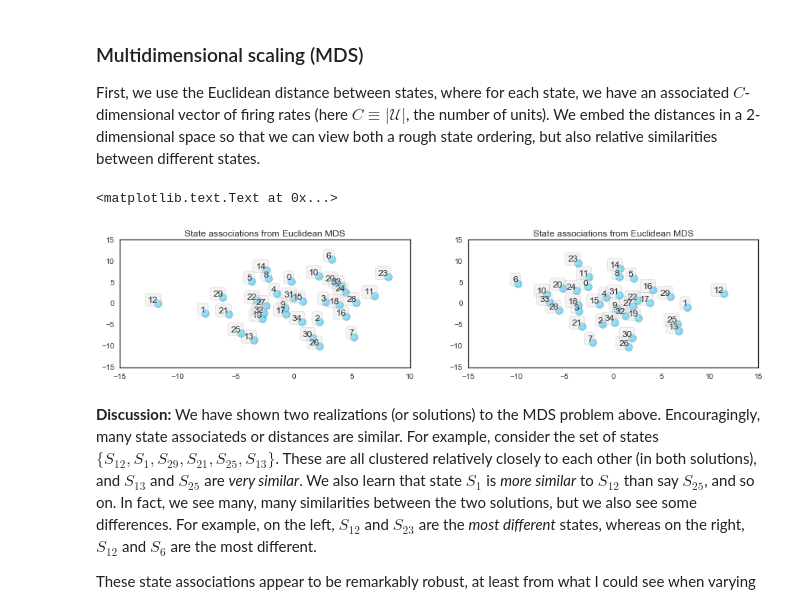
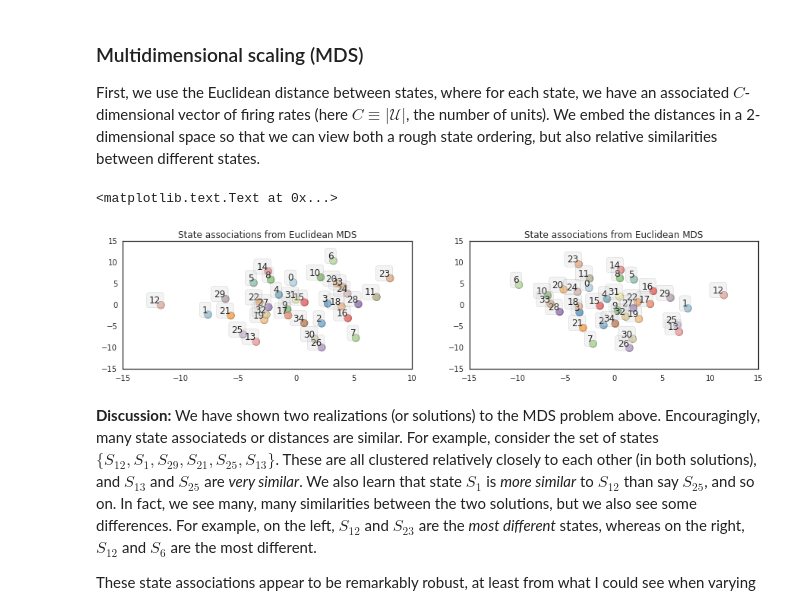
Before and after one commit to kemerelab/NeuroHMM, a Jupyter notebook: StateOrdering.ipynb, the cells around one changed output. Saved outputs shown, nothing was run; the diff lists cells and outputs as text; code cells hidden in the pictures.

```diff
--- a/StateOrdering.ipynb
+++ b/StateOrdering.ipynb
@@ -266,7 +268,7 @@ stacked_data = seq_stk_run_125
 x0=0; xl=100; num_pos_bins=50
 xx_left = np.linspace(x0,xl,num_pos_bins+1)
 num_sequences = len(stacked_data.sequence_lengths)
-num_states = myhmm.n_components
+num_states = myhmm2.n_components
 state_pos = np.zeros((num_states, num_pos_bins))
 
 for seq_id in np.arange(0,num_sequences):
@@ -444,6 +449,8 @@ def poisson_hellinger_distances(tmat):
 # %%
 from sklearn import manifold
 from sklearn.metrics import euclidean_distances
+
+import matplotlib.font_manager as font_manager
 
 seed1 = np.random.RandomState(seed=3)
 seed2 = np.random.RandomState(seed=4)
@@ -454,40 +461,53 @@ similaritiesHP = poisson_hellinger_distances(myhmm.means_)
 
 fig, (ax1, ax2) = plt.subplots(1, 2, figsize=(15, 3))
 
+#posterfont = {'fontname':'Yanone Kaffeesatz'}
+#path = '/home/etienne/.local/share/fonts/YanoneKaffeesatz-Light.ttf'
+#prop = font_manager.FontProperties(fname=path)
+
 mds = manifold.MDS(n_components=2, max_iter=3000, eps=1e-9, random_state=seed1,
                    dissimilarity="precomputed", n_jobs=1)
 
 pos = mds.fit(similarities).embedding_
 
+#cmap='Spectral'
+#cmap='RdPu'
+cmap='Paired'
+#cmap='Accent'
+#cmap='Dark2'
+
 labels = ['{0}'.format(i) for i in range(num_states)]
-ax1.scatter(pos[:, 0], pos[:, 1], s=100, c='deepskyblue', alpha=0.5)
+ax1.scatter(pos[:, 0], pos[:, 1], s=100, c=range(0,35), cmap=cmap, alpha=0.75)
 
 for label, x, y in zip(labels, pos[:, 0], pos[:, 1]):
     ax1.annotate(
         label,
         xy = (x, y), xytext = (0, 0),
         textcoords = 'offset points', ha = 'right', va = 'bottom',
-        bbox = dict(boxstyle = 'round', fc = 'lightgray', alpha = 0.25))
+        bbox = dict(boxstyle = 'round', fc = 'lightgray', alpha = 0.25)
+    )
 ax1.set_title('State associations from Euclidean MDS')
 
 mds = manifold.MDS(n_components=2, max_iter=3000, eps=1e-9, random_state=seed2,
                    dissimilarity="precomputed", n_jobs=1)
 
 pos = mds.fit(similarities).embedding_
 
 labels = ['{0}'.format(i) for i in range(num_states)]
-ax2.scatter(pos[:, 0], pos[:, 1], s=100, c='deepskyblue', alpha=0.5)
+ax2.scatter(pos[:, 0], pos[:, 1], s=100, c=range(0,35), cmap=cmap, alpha=0.75)
 
 for label, x, y in zip(labels, pos[:, 0], pos[:, 1]):
     ax2.annotate(
         label,
         xy = (x, y), xytext = (0, 0),
         textcoords = 'offset points', ha = 'right', va = 'bottom',
-        bbox = dict(boxstyle = 'round', fc = 'lightgray', alpha = 0.25))
+        bbox = dict(boxstyle = 'round', fc = 'lightgray', alpha = 0.25)
+    )
+#ax2.set_title('State associations from Euclidean MDS', fontproperties=prop)
 ax2.set_title('State associations from Euclidean MDS')
 # %% [output]
 <matplotlib.text.Text at 0x...>
-[figure, old version]
+[figure, new version]
 # %% [markdown]
 **Discussion:** We have shown two realizations (or solutions) to the MDS problem above. Encouragingly, many state associateds or distances are similar. For example, consider the set of states $\{S_{12}, S_1, S_{29}, S_{21}, S_{25}, S_{13}\}$. These are all clustered relatively closely to each other (in both solutions), and $S_{13}$ and $S_{25}$ are _very similar_. We also learn that state $S_1$ is _more similar_ to $S_{12}$ than say $S_{25}$, and so on. In fact, we see many, many similarities between the two solutions, but we also see some differences. For example, on the left, $S_{12}$ and $S_{23}$ are the _most different_ states, whereas on the right, $S_{12}$ and $S_6$ are the most different.
 
```
Also changed, not shown: parts of 12 cells of this notebook, 9 other files.
